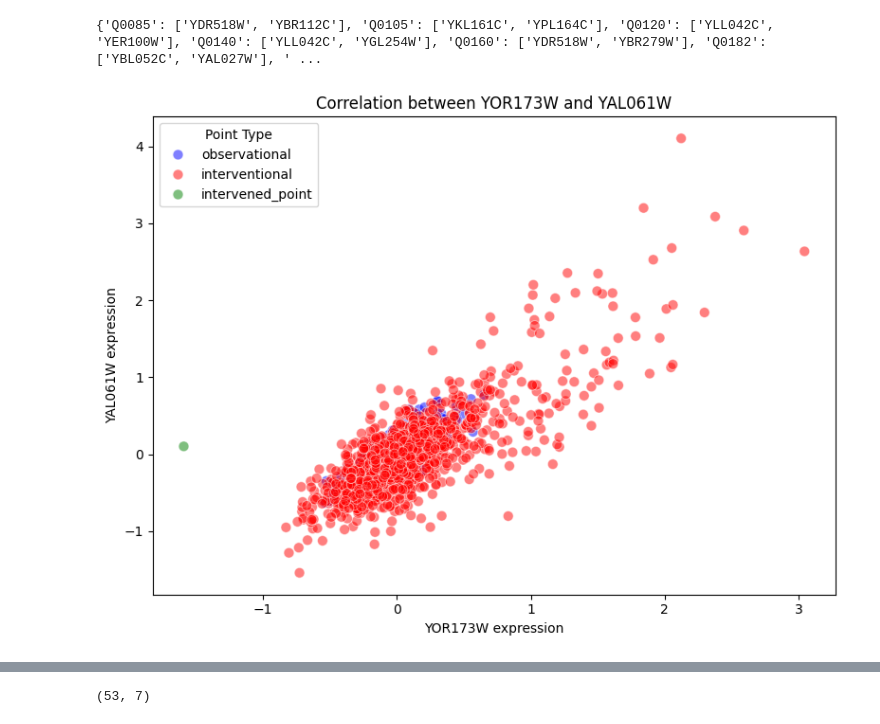
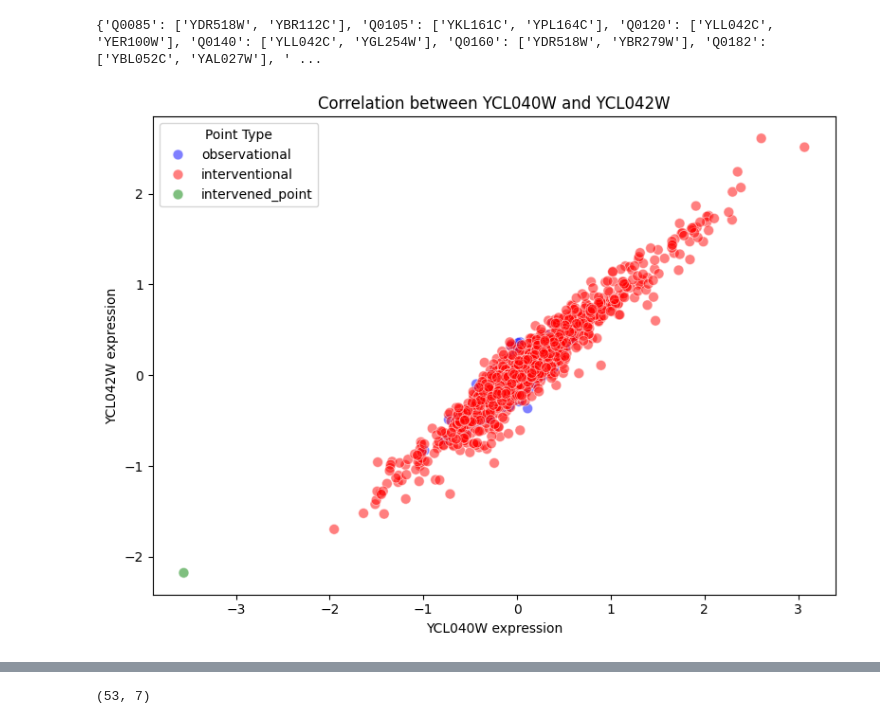
Before and after one commit to bonkh/ICM-replication, a Jupyter notebook: Experiment2/test.ipynb, the cells around one changed output, grey strips where cells are left out. Saved outputs shown, nothing was run; the diff lists cells and outputs as text; code cells hidden in the pictures.

```diff
--- a/Experiment2/test.ipynb
+++ b/Experiment2/test.ipynb
@@ -212,9 +212,9 @@ print(data)
 # %% [output]
 {'Q0085': ['YDR518W', 'YBR112C'], 'Q0105': ['YKL161C', 'YPL164C'], 'Q0120': ['YLL042C', 'YER100W'], 'Q0140': ['YLL042C', 'YGL254W'], 'Q0160': ['YDR518W', 'YBR279W'], 'Q0182': ['YBL052C', 'YAL027W'], ' ...
 # %%
-plot_gene_relationship('YAL061W', 'YOR173W', obs_data, int_data, int_pos_data)
+plot_gene_relationship('YCL042W', 'YCL040W', obs_data, int_data, int_pos_data)
 # %% [output]
-[figure, old version]
+[figure, new version]
 # %%
 # Step 1: Load the JSON file
 with open("detailed_results.json", "r") as f:
```
Also changed, not shown: 2 other files.
